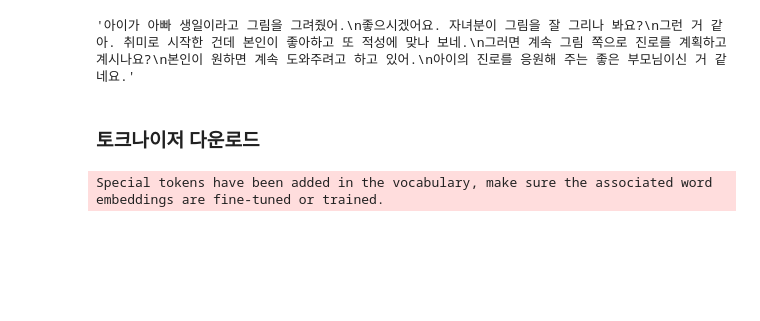
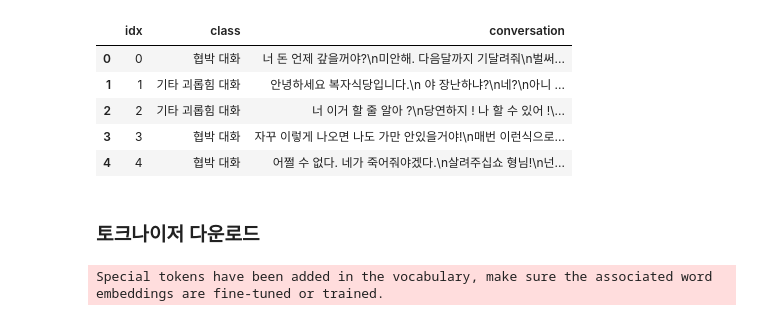
Before and after one commit to seoyeokim/Aiffel_DLThon, a Jupyter notebook: code/koGPT-2.ipynb, the cells around one changed output. Cells and saved outputs as stored; diff of their text form; code cells hidden in the pictures; blank space fills up the shorter version.

```diff
--- a/code/koGPT-2.ipynb
+++ b/code/koGPT-2.ipynb
@@ -119,4 +33,0 @@ test_data.head()
-# %%
-train_data['conversation'][0]
-# %% [output]
-'아이가 아빠 생일이라고 그림을 그려줬어.\n좋으시겠어요. 자녀분이 그림을 잘 그리나 봐요?\n그런 거 같아. 취미로 시작한 건데 본인이 좋아하고 또 적성에 맞나 보네.\n그러면 계속 그림 쪽으로 진로를 계획하고 계시나요?\n본인이 원하면 계속 도와주려고 하고 있어.\n아이의 진로를 응원해 주는 좋은 부모님이신 거 같네요.'
@@ -122,0 +61,27 @@ train_data['conversation'][0]
+# %%
+# Raw URL
+# normal = "https://raw.githubusercontent.com/seoyeokim/Aiffel_DLThon/main/data/nomal_data.csv"
+train =  "https://raw.githubusercontent.com/seoyeokim/Aiffel_DLThon/main/data/train.csv"
+test = "https://raw.githubusercontent.com/seoyeokim/Aiffel_DLThon/main/data/test.csv"
+instagram = "https://raw.githubusercontent.com/seoyeokim/Aiffel_DLThon/main/data/instagram.csv"
+
+
+# CSV 파일 읽기
+# normal_data = pd.read_csv(normal)
+train_data = pd.read_csv(train)
+test_data = pd.read_csv(test)
+instagram_data = pd.read_csv(instagram)
+
+train_data = pd.concat([train_data, instagram_data], ignore_index=True)
+train_data = train_data.drop('idx', axis=1).sample(frac=1).reset_index(drop=True)               # index 삭제하고 데이터행 섞기
+train_data.reset_index(inplace=True)                                                            # index 다시 붙이기
+train_data.columns = ['idx','class', 'conversation']                                            # 칼럼명 변경
+
+train_data.head()                  # 일반 대화 잘 섞였는지 확인
+# %% [output]
+|  | idx | class | conversation |
+| 0 | 0 | 협박 대화 | 너 돈 언제 갚을꺼야?\n미안해. 다음달까지 기달려줘\n벌써... |
+| 1 | 1 | 기타 괴롭힘 대화 | 안녕하세요 복자식당입니다.\n 야 장난하냐?\n네?\n아니 ... |
+| 2 | 2 | 기타 괴롭힘 대화 | 너 이거 할 줄 알아 ?\n당연하지 ! 나 할 수 있어 !\... |
+| 3 | 3 | 협박 대화 | 자꾸 이렇게 나오면 나도 가만 안있을거야!\n매번 이런식으로... |
+| 4 | 4 | 협박 대화 | 어쩔 수 없다. 네가 죽어줘야겠다.\n살려주십쇼 형님!\n넌... |
```
Also changed, not shown: parts of 27 cells of this notebook.
